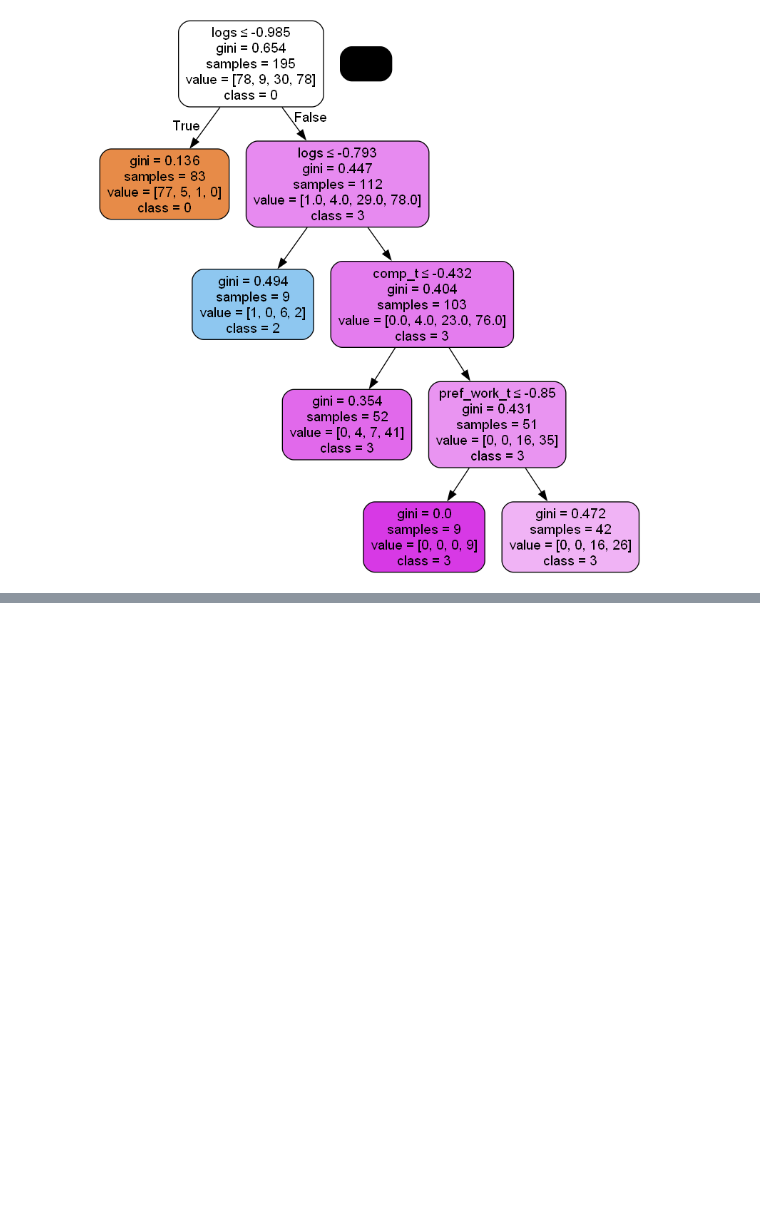
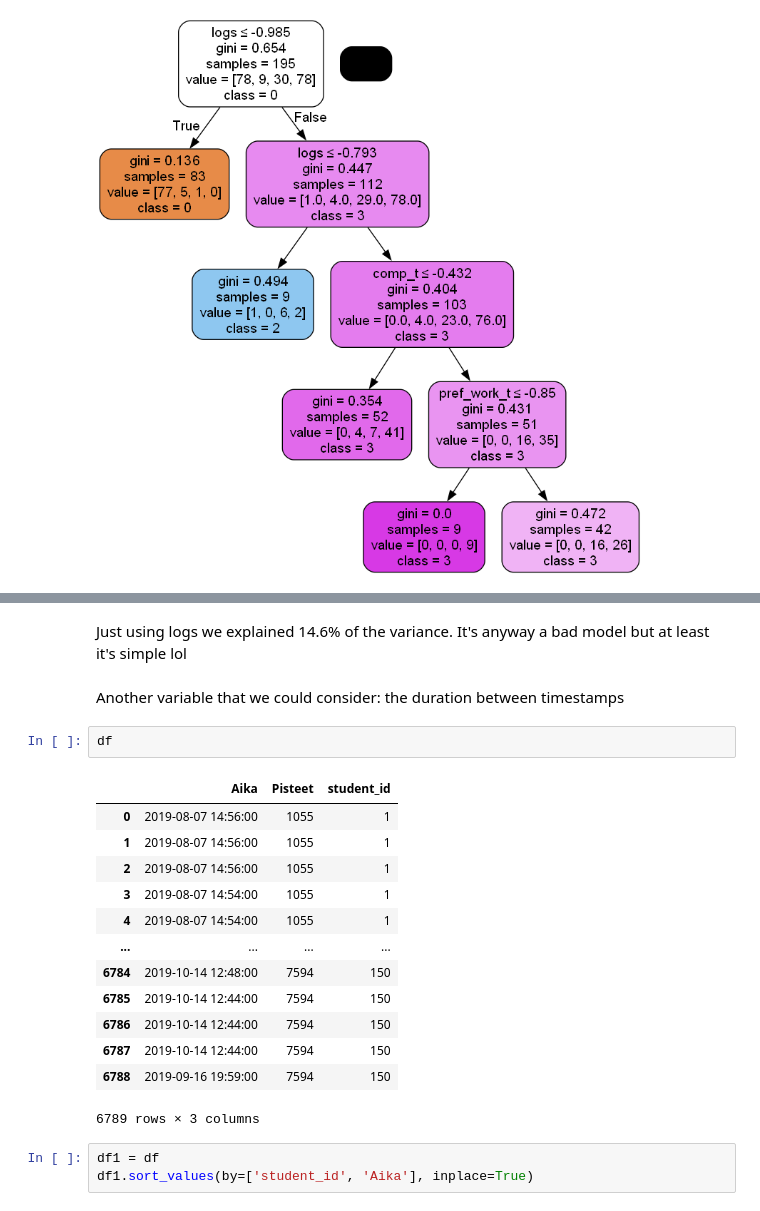
Before and after one commit to fskgiulia/JYUEF01, a Jupyter notebook: project_notebook.ipynb, the cells around one changed output, grey strips where cells are left out. Saved outputs shown, nothing was run; the diff lists cells and outputs as text; blank space fills up the shorter version.

```diff
--- a/project_notebook.ipynb
+++ b/project_notebook.ipynb
@@ -729,0 +840,23 @@ Image(graph.create_png())
+# %% [markdown]
+Just using logs we explained 14.6% of the variance. It's anyway a bad model but at least it's simple lol
+# %% [markdown]
+Another variable that we could consider: the duration between timestamps
+# %%
+df
+# %% [output]
+|  | Aika | Pisteet | student_id |
+| 0 | 2019-08-07 14:56:00 | 1055 | 1 |
+| 1 | 2019-08-07 14:56:00 | 1055 | 1 |
+| 2 | 2019-08-07 14:56:00 | 1055 | 1 |
+| 3 | 2019-08-07 14:54:00 | 1055 | 1 |
+| 4 | 2019-08-07 14:54:00 | 1055 | 1 |
+| ... | ... | ... | ... |
+| 6784 | 2019-10-14 12:48:00 | 7594 | 150 |
+| 6785 | 2019-10-14 12:44:00 | 7594 | 150 |
+| 6786 | 2019-10-14 12:44:00 | 7594 | 150 |
+| 6787 | 2019-10-14 12:44:00 | 7594 | 150 |
+| 6788 | 2019-09-16 19:59:00 | 7594 | 150 |
+6789 rows × 3 columns
+# %%
+df1 = df
+df1.sort_values(by=['student_id', 'Aika'], inplace=True)
```
Also changed, not shown: parts of 15 cells of this notebook.
